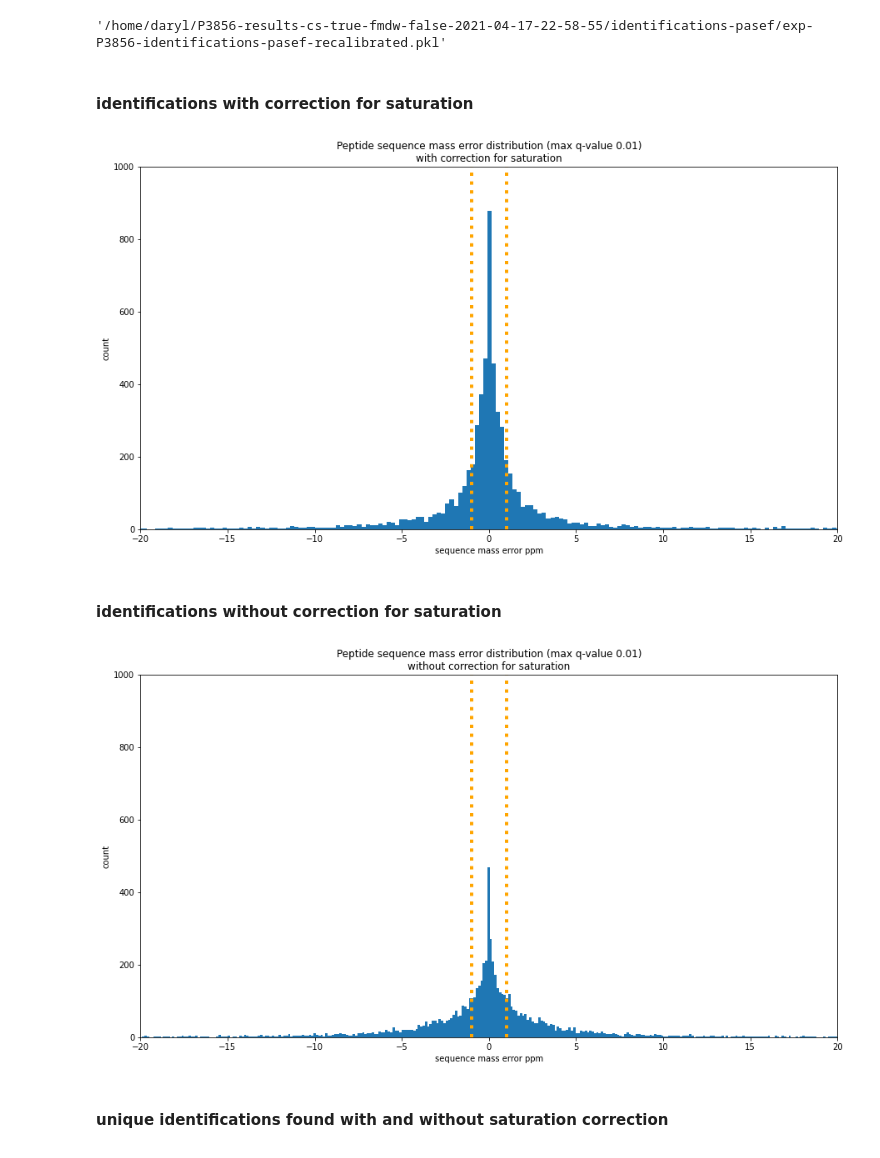
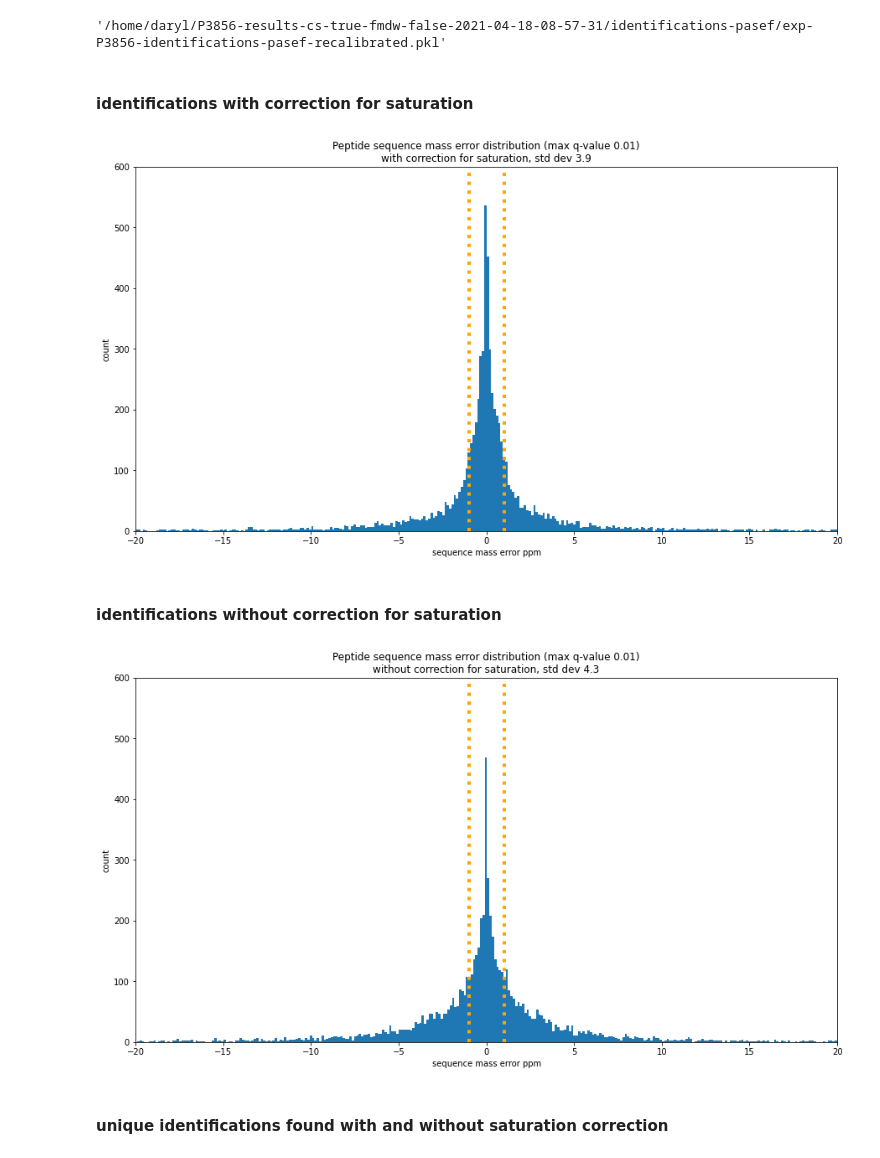
Before and after one commit to WEHI-Proteomics/tfde, a Jupyter notebook: notebooks/paper 2 - identifications with and without saturation correction.ipynb, the cells around one changed output. Saved outputs shown, nothing was run; the diff lists cells and outputs as text; code cells hidden in the pictures.

```diff
--- a/notebooks/paper 2 - identifications with and without saturation correction.ipynb
+++ b/notebooks/paper 2 - identifications with and without saturation correction.ipynb
@@ -11,12 +11,12 @@ from os.path import expanduser
 experiment_name = 'P3856'
 feature_detection_method = 'pasef'
 
-IDENTIFICATIONS_WITH_CS_DIR = '{}/P3856-results-cs-true-fmdw-false-2021-04-17-22-58-55/identifications-pasef'.format(expanduser("~"))
+IDENTIFICATIONS_WITH_CS_DIR = '{}/P3856-results-cs-true-fmdw-false-2021-04-18-08-57-31/identifications-pasef'.format(expanduser("~"))
 IDENTIFICATIONS_WITH_CS_FILE = '{}/exp-{}-identifications-{}-recalibrated.pkl'.format(IDENTIFICATIONS_WITH_CS_DIR, experiment_name, feature_detection_method)
 # %%
 IDENTIFICATIONS_WITH_CS_FILE
 # %% [output]
-'/home/daryl/P3856-results-cs-true-fmdw-false-2021-04-17-22-58-55/identifications-pasef/exp-P3856-identifications-pasef-recalibrated.pkl'
+'/home/daryl/P3856-results-cs-true-fmdw-false-2021-04-18-08-57-31/identifications-pasef/exp-P3856-identifications-pasef-recalibrated.pkl'
 # %%
 MAXIMUM_Q_VALUE = 0.01
 # %% [markdown]
@@ -33,7 +33,7 @@ f.set_figheight(8)
 f.set_figwidth(15)
 
 plt.margins(0.06)
-plt.title('Peptide sequence mass error distribution (max q-value {})\nwith correction for saturation'.format(MAXIMUM_Q_VALUE))
+plt.title('Peptide sequence mass error distribution (max q-value {})\nwith correction for saturation, std dev {}'.format(MAXIMUM_Q_VALUE, round(identifications_with_cs_df.mass_accuracy_ppm.std(),1)))
 
 bins = 300
 hist, bins, _ = plt.hist(identifications_with_cs_df.mass_accuracy_ppm, bins=bins)
@@ -41,14 +41,14 @@ plt.xlabel('sequence mass error ppm')
 plt.ylabel('count')
 
 plt.xlim((-20,20))
-plt.ylim((0,1000))
+plt.ylim((0,600))
 
 plt.axvline(x=+1, linestyle=':', linewidth=4, color='orange')
 plt.axvline(x=-1, linestyle=':', linewidth=4, color='orange')
 
 plt.show()
 # %% [output]
-[figure, old version]
+[figure, new version]
 # %% [markdown]
 #### identifications without correction for saturation
 # %%
@@ -63,25 +63,25 @@ identifications_without_cs_df = identifications_without_cs_df[(identifications_w
 # %%
 f, ax1 = plt.subplots()
 f.set_figheight(8)
 f.set_figwidth(15)
 
 plt.margins(0.06)
-plt.title('Peptide sequence mass error distribution (max q-value {})\nwithout correction for saturation'.format(MAXIMUM_Q_VALUE))
+plt.title('Peptide sequence mass error distribution (max q-value {})\nwithout correction for saturation, std dev {}'.format(MAXIMUM_Q_VALUE, round(identifications_without_cs_df.mass_accuracy_ppm.std(),1)))
 
 bins = 300
 hist, bins, _ = plt.hist(identifications_without_cs_df.mass_accuracy_ppm, bins=bins)
 plt.xlabel('sequence mass error ppm')
 plt.ylabel('count')
 
 plt.xlim((-20,20))
-plt.ylim((0,1000))
+plt.ylim((0,600))
 
 plt.axvline(x=+1, linestyle=':', linewidth=4, color='orange')
 plt.axvline(x=-1, linestyle=':', linewidth=4, color='orange')
 
 plt.show()
 # %% [output]
-[figure, old version]
+[figure, new version]
 # %% [markdown]
 #### unique identifications found with and without saturation correction
 # %%
```
Also changed, not shown: parts of 5 cells of this notebook, 5 other files.
